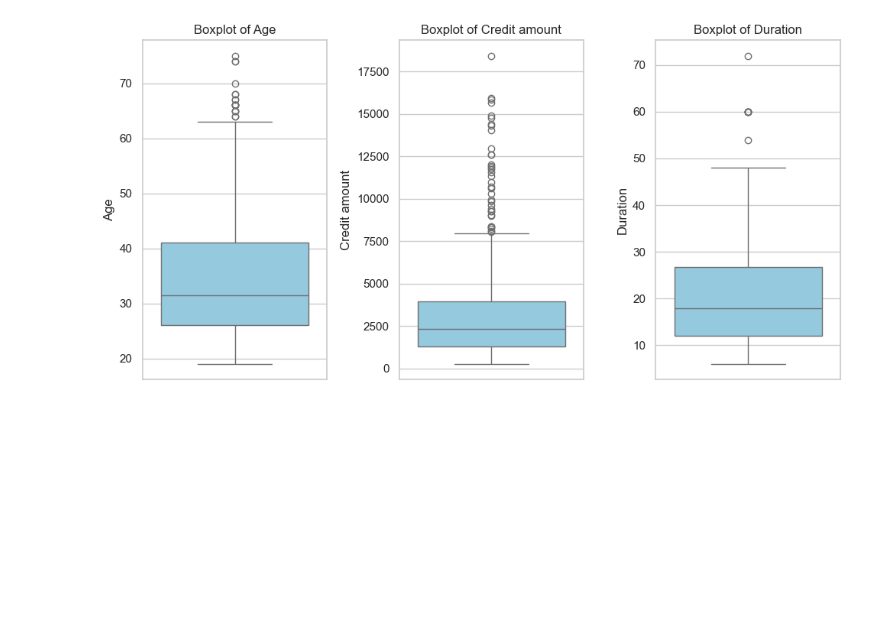
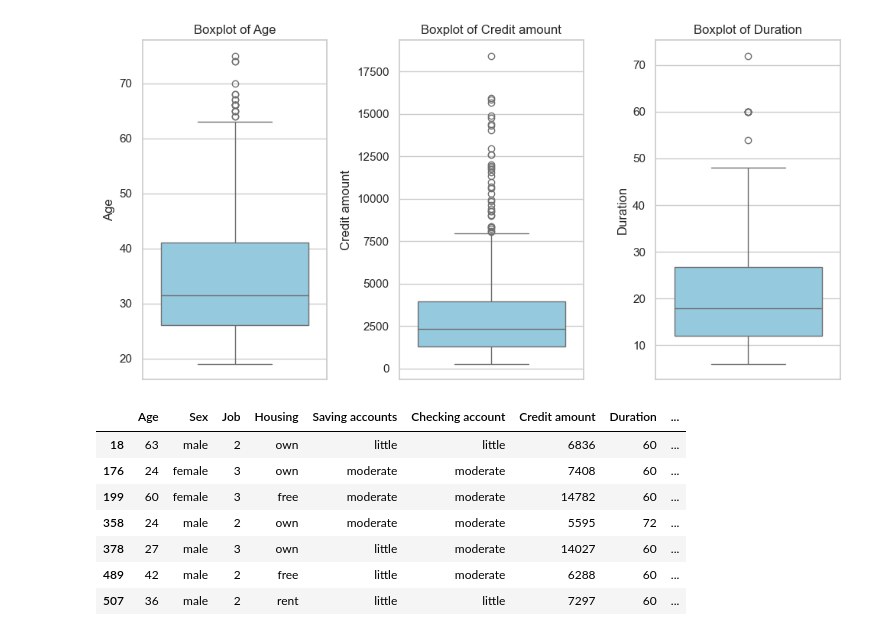
Before and after one commit to chidoakd/Credit-Risk-Modeling, a Jupyter notebook: credit_check.ipynb, the cells around one changed output. Drawn from its saved outputs; the diff is of its cells as text; code cells hidden in the pictures; blank space fills up the shorter version.

Commit message:
filter rows where Duration is greater than or equal to 60

```diff
--- a/credit_check.ipynb
+++ b/credit_check.ipynb
@@ -136,3 +136,15 @@ plt.tight_layout()
 plt.show()
 # %% [output]
 [figure]
+# %%
+# filter rows where Duration is greater than or equal to 60
+df.query("Duration >= 60")
+# %% [output]
+|  | Age | Sex | Job | Housing | Saving accounts | Checking account | Credit amount | Duration | ... |
+| 18 | 63 | male | 2 | own | little | little | 6836 | 60 | ... |
+| 176 | 24 | female | 3 | own | moderate | moderate | 7408 | 60 | ... |
+| 199 | 60 | female | 3 | free | moderate | moderate | 14782 | 60 | ... |
+| 358 | 24 | male | 2 | own | moderate | moderate | 5595 | 72 | ... |
+| 378 | 27 | male | 3 | own | little | moderate | 14027 | 60 | ... |
+| 489 | 42 | male | 2 | free | little | moderate | 6288 | 60 | ... |
+| 507 | 36 | male | 2 | rent | little | little | 7297 | 60 | ... |
```
